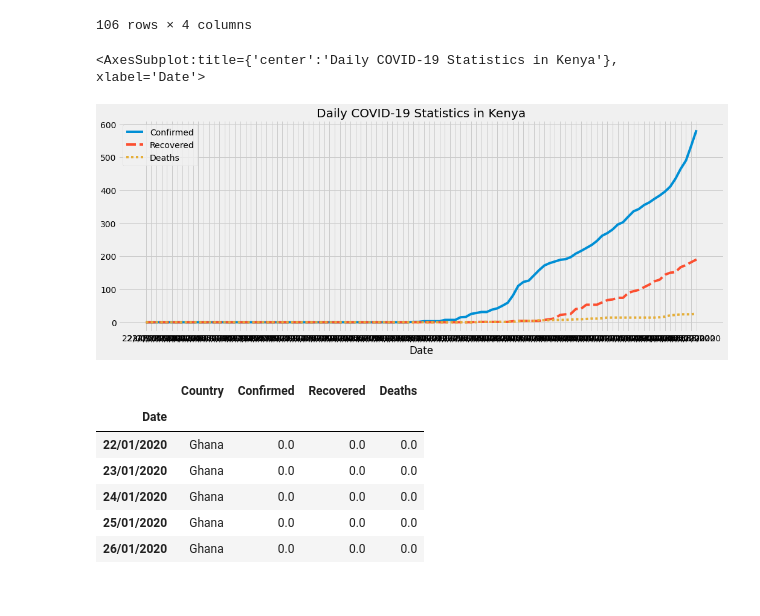
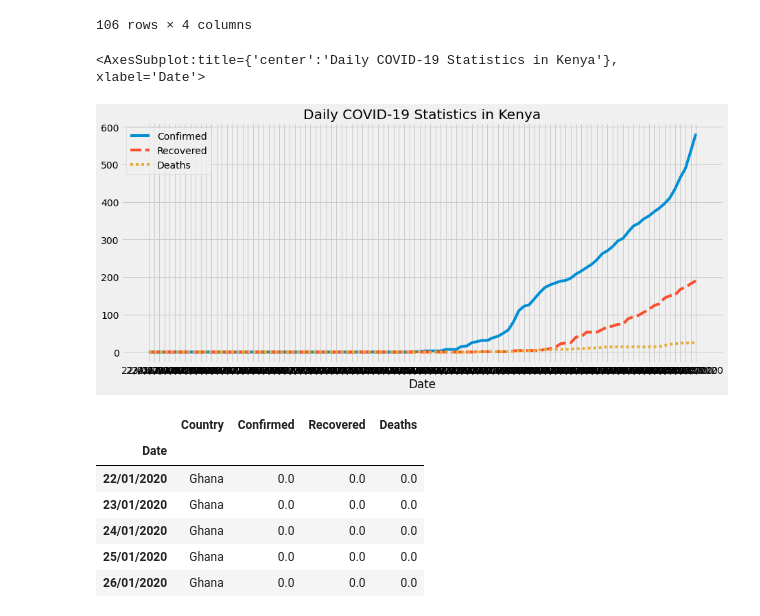
Before and after one commit to ochanyo/COVID-19-DATA-VISUALIZATION, a Jupyter notebook: COVID 19.ipynb, the cells around one changed output. Cells and saved outputs as stored; diff of their text form; code cells hidden in the pictures.

```diff
--- a/COVID 19.ipynb
+++ b/COVID 19.ipynb
@@ -178,14 +180,14 @@ select_Kenya
 106 rows × 4 columns
 # %%
 #defining size of the figure
-plt.figure(figsize=(16,6))
+plt.figure(figsize=(14,6))
 #adding a title to the plot
 plt.title ("Daily COVID-19 Statistics in Kenya")
 #plotting the data to show how cases evolved over time
 sns.lineplot(data=select_Kenya)
 # %% [output]
 <AxesSubplot:title={'center':'Daily COVID-19 Statistics in Kenya'}, xlabel='Date'>
-[figure, old version]
+[figure, new version]
 # %%
 #Obtaining Ghana Country Data from the newly created data frame
 select_Ghana=country_data[country_data['Country'] == 'Ghana']
```
Also changed, not shown: parts of 52 cells of this notebook, 1 other file.
